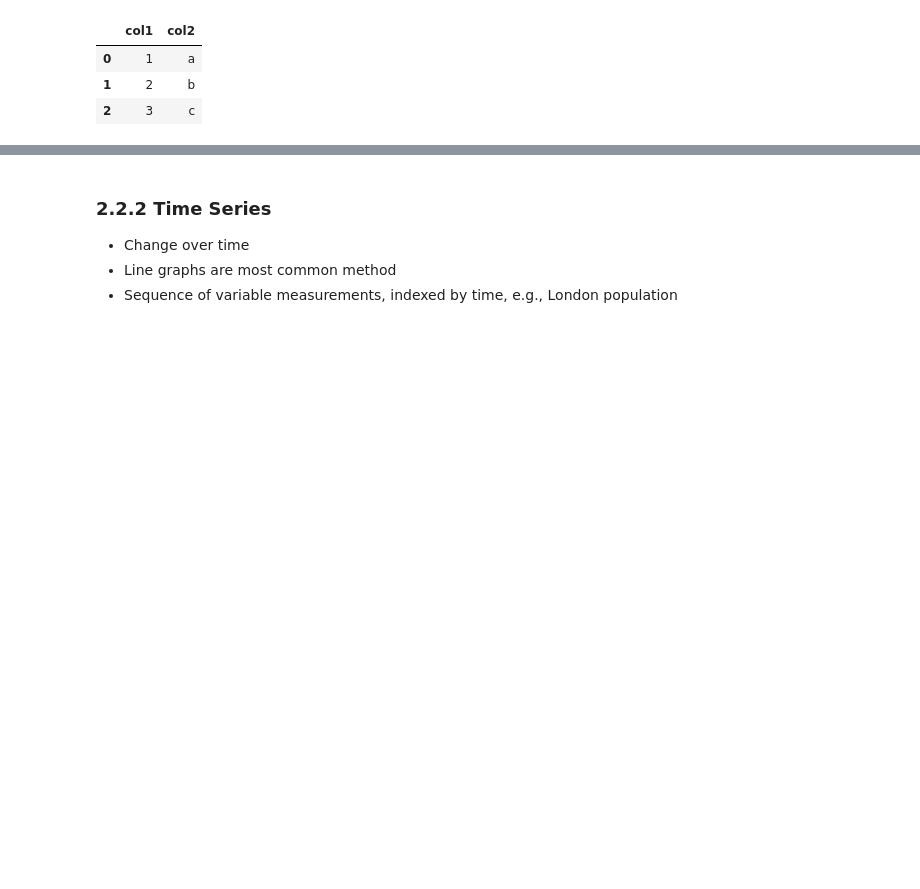
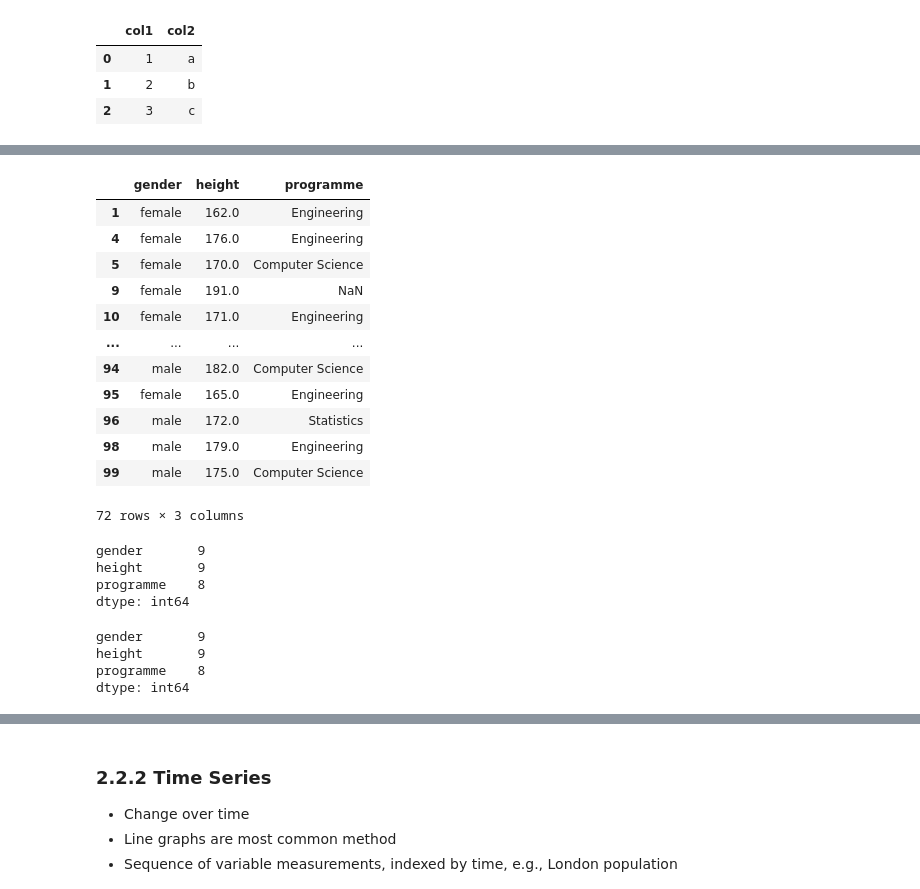
Before and after one commit to Mesterlol101/SIM-UOL, a Jupyter notebook: Y3S1/CM3005 - Data Science/Topic 2 - Data Processing/Topic02_3.ipynb, the cells around one changed output, grey strips where cells are left out. Drawn from its saved outputs; the diff is of its cells as text; code cells hidden in the pictures; blank space fills up the shorter version.

```diff
--- a/Y3S1/CM3005 - Data Science/Topic 2 - Data Processing/Topic02_3.ipynb
+++ b/Y3S1/CM3005 - Data Science/Topic 2 - Data Processing/Topic02_3.ipynb
@@ -192,0 +349,16 @@ File saved.
+# %%
+df[df['height'] > 160]
+# %% [output]
+|  | gender | height | programme |
+| 1 | female | 162.0 | Engineering |
+| 4 | female | 176.0 | Engineering |
+| 5 | female | 170.0 | Computer Science |
+| 9 | female | 191.0 | NaN |
+| 10 | female | 171.0 | Engineering |
+| ... | ... | ... | ... |
+| 94 | male | 182.0 | Computer Science |
+| 95 | female | 165.0 | Engineering |
+| 96 | male | 172.0 | Statistics |
+| 98 | male | 179.0 | Engineering |
+| 99 | male | 175.0 | Computer Science |
+72 rows × 3 columns
@@ -192,0 +367,14 @@ File saved.
+# %%
+df.isna().sum()
+# %% [output]
+gender       9
+height       9
+programme    8
+dtype: int64
+# %%
+df.isnull().sum()
+# %% [output]
+gender       9
+height       9
+programme    8
+dtype: int64
```
Also changed, not shown: parts of 39 cells of this notebook, 12 other files.
